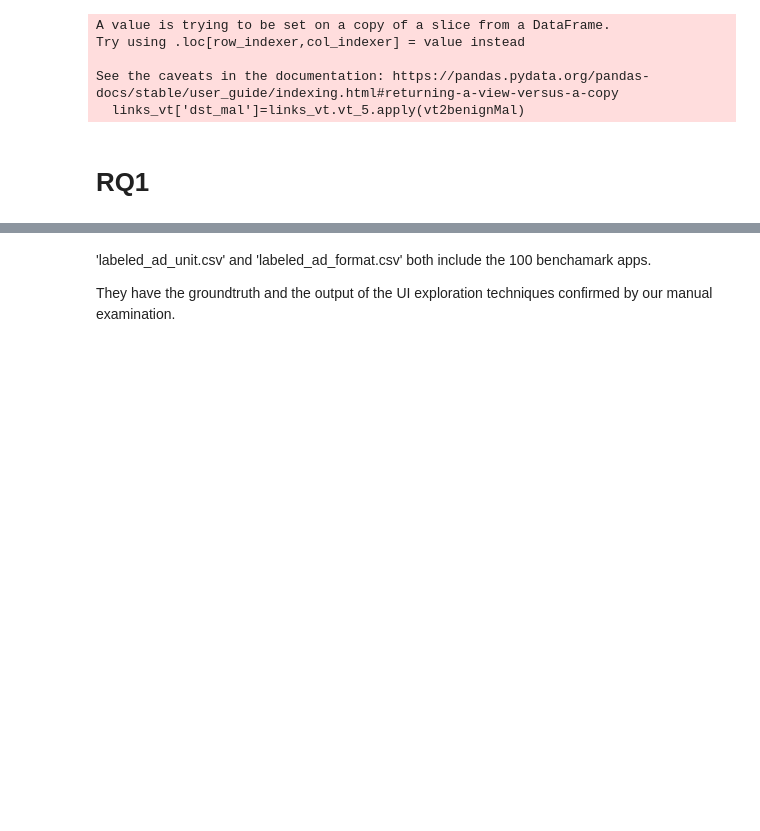
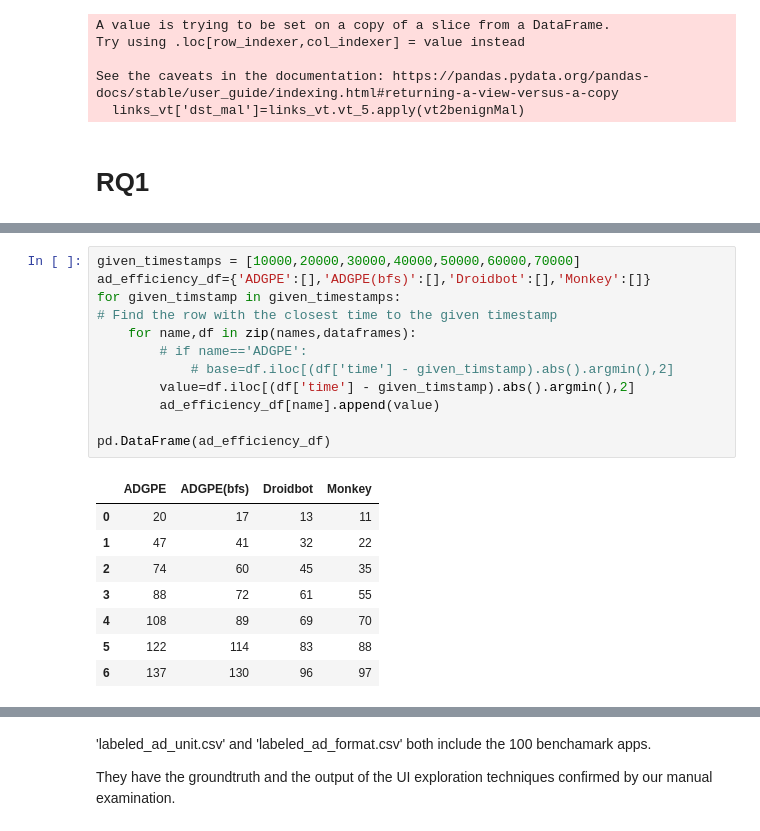
Before and after one commit to AppPromotionAdsResearch/AdGPE, a Jupyter notebook: Evaluation/Evaluation.ipynb, the cells around one changed output, grey strips where cells are left out. Saved outputs shown, nothing was run; the diff lists cells and outputs as text; blank space fills up the shorter version.

```diff
--- a/Evaluation/Evaluation.ipynb
+++ b/Evaluation/Evaluation.ipynb
@@ -58,0 +107,21 @@ See the caveats in the documentation: https://pandas.pydata.org/pandas-docs/stab
+# %%
+given_timestamps = [10000,20000,30000,40000,50000,60000,70000]
+ad_efficiency_df={'ADGPE':[],'ADGPE(bfs)':[],'Droidbot':[],'Monkey':[]}
+for given_timstamp in given_timestamps:
+# Find the row with the closest time to the given timestamp
+    for name,df in zip(names,dataframes):
+        # if name=='ADGPE':
+            # base=df.iloc[(df['time'] - given_timstamp).abs().argmin(),2]
+        value=df.iloc[(df['time'] - given_timstamp).abs().argmin(),2]
+        ad_efficiency_df[name].append(value)
+
+pd.DataFrame(ad_efficiency_df)
+# %% [output]
+|  | ADGPE | ADGPE(bfs) | Droidbot | Monkey |
+| 0 | 20 | 17 | 13 | 11 |
+| 1 | 47 | 41 | 32 | 22 |
+| 2 | 74 | 60 | 45 | 35 |
+| 3 | 88 | 72 | 61 | 55 |
+| 4 | 108 | 89 | 69 | 70 |
+| 5 | 122 | 114 | 83 | 88 |
+| 6 | 137 | 130 | 96 | 97 |
```
Also changed, not shown: parts of 4 cells of this notebook, 4 other files.
